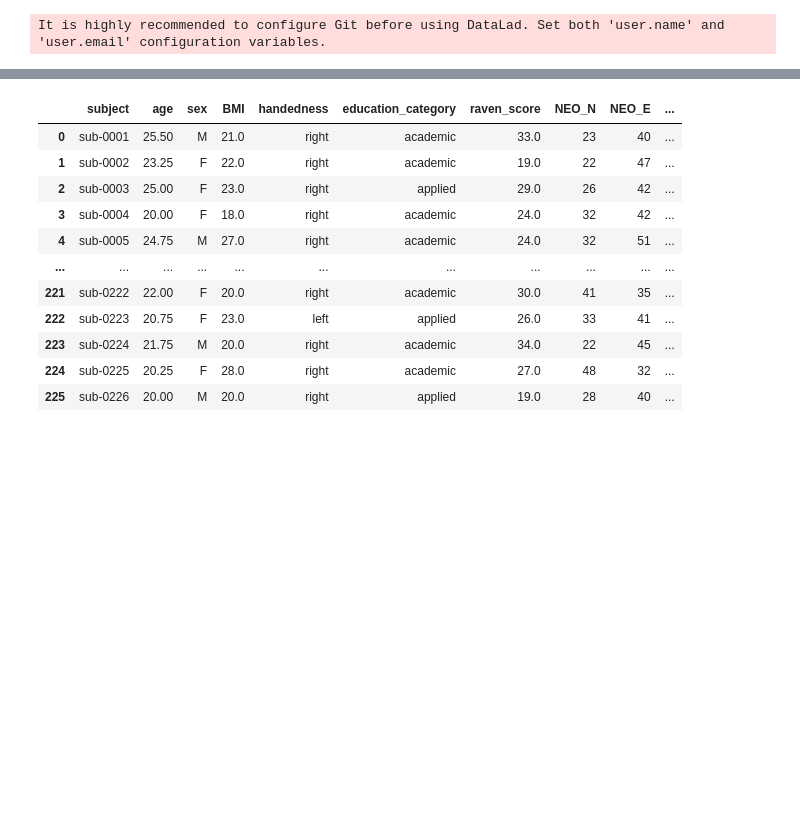
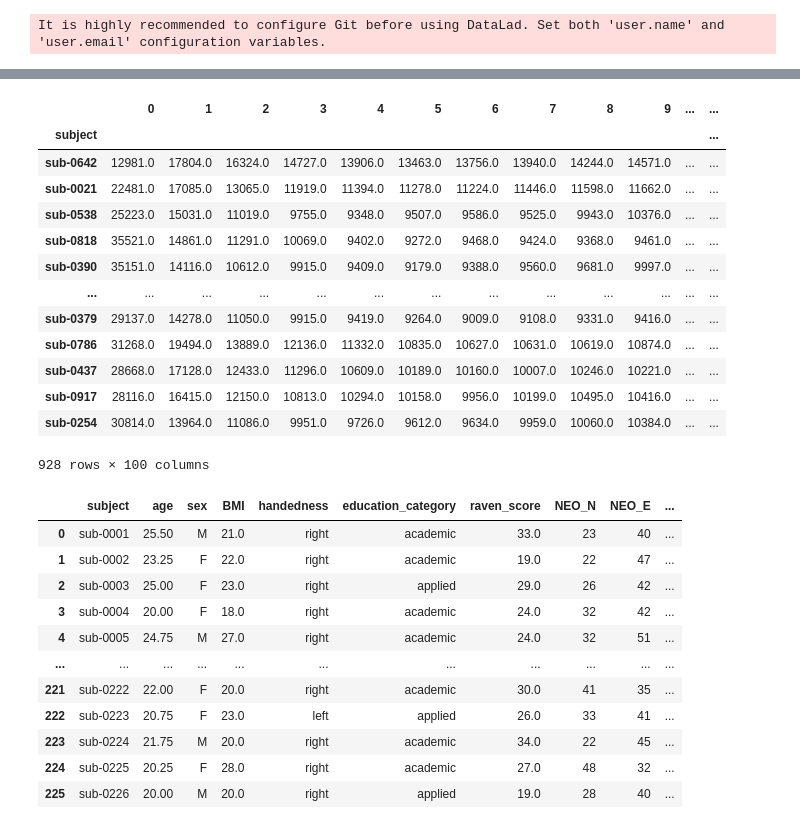
Before and after one commit to Cup-cake-lover/Julearn_predictions, a Jupyter notebook: AOMICID_1000_sexpreds.ipynb, the cells around one changed output, grey strips where cells are left out. Drawn from its saved outputs; the diff is of its cells as text; code cells hidden in the pictures; blank space fills up the shorter version.

Commit message:
SVM sexpredictions with both Histograms and Schaefer

```diff
--- a/AOMICID_1000_sexpreds.ipynb
+++ b/AOMICID_1000_sexpreds.ipynb
@@ -9,4 +10,5 @@ from sklearn.svm import LinearSVC
 # %% [output]
 It is highly recommended to configure Git before using DataLad. Set both 'user.name' and 'user.email' configuration variables.
 # %%
-storage = HDF5FeatureStorage(uri='data/AOMICID1000_vbm_parcellations_sch100.hdf5')
+storage_parcels = HDF5FeatureStorage(uri='data/AOMICID1000_vbm_parcellations_sch100.hdf5')
+storage_hists = HDF5FeatureStorage(uri='data/AOMICID1000_vbm_histogram.hdf5')
@@ -32,3 +35,23 @@ df
+# %%
+df_parcellations = storage_parcels.read_df('VBM_GM_Schaefer100x17_counts_aggregation')
+df_histograms = storage_hists.read_df('VBM_GM_hist_hist')
+# %%
+df_histograms
+# %% [output]
+|  | 0 | 1 | 2 | 3 | 4 | 5 | 6 | 7 | 8 | 9 | ... | ... |
+| subject |  |  |  |  |  |  |  |  |  |  |  | ... |
+| sub-0642 | 12981.0 | 17804.0 | 16324.0 | 14727.0 | 13906.0 | 13463.0 | 13756.0 | 13940.0 | 14244.0 | 14571.0 | ... | ... |
+| sub-0021 | 22481.0 | 17085.0 | 13065.0 | 11919.0 | 11394.0 | 11278.0 | 11224.0 | 11446.0 | 11598.0 | 11662.0 | ... | ... |
+| sub-0538 | 25223.0 | 15031.0 | 11019.0 | 9755.0 | 9348.0 | 9507.0 | 9586.0 | 9525.0 | 9943.0 | 10376.0 | ... | ... |
+| sub-0818 | 35521.0 | 14861.0 | 11291.0 | 10069.0 | 9402.0 | 9272.0 | 9468.0 | 9424.0 | 9368.0 | 9461.0 | ... | ... |
+| sub-0390 | 35151.0 | 14116.0 | 10612.0 | 9915.0 | 9409.0 | 9179.0 | 9388.0 | 9560.0 | 9681.0 | 9997.0 | ... | ... |
+| ... | ... | ... | ... | ... | ... | ... | ... | ... | ... | ... | ... | ... |
+| sub-0379 | 29137.0 | 14278.0 | 11050.0 | 9915.0 | 9419.0 | 9264.0 | 9009.0 | 9108.0 | 9331.0 | 9416.0 | ... | ... |
+| sub-0786 | 31268.0 | 19494.0 | 13889.0 | 12136.0 | 11332.0 | 10835.0 | 10627.0 | 10631.0 | 10619.0 | 10874.0 | ... | ... |
+| sub-0437 | 28668.0 | 17128.0 | 12433.0 | 11296.0 | 10609.0 | 10189.0 | 10160.0 | 10007.0 | 10246.0 | 10221.0 | ... | ... |
+| sub-0917 | 28116.0 | 16415.0 | 12150.0 | 10813.0 | 10294.0 | 10158.0 | 9956.0 | 10199.0 | 10495.0 | 10416.0 | ... | ... |
+| sub-0254 | 30814.0 | 13964.0 | 11086.0 | 9951.0 | 9726.0 | 9612.0 | 9634.0 | 9959.0 | 10060.0 | 10384.0 | ... | ... |
+928 rows × 100 columns
 # %%
 df_demographics = pd.read_csv('data/participants.tsv',sep='\t')
 # %%
```
Also changed, not shown: parts of 15 cells of this notebook.
